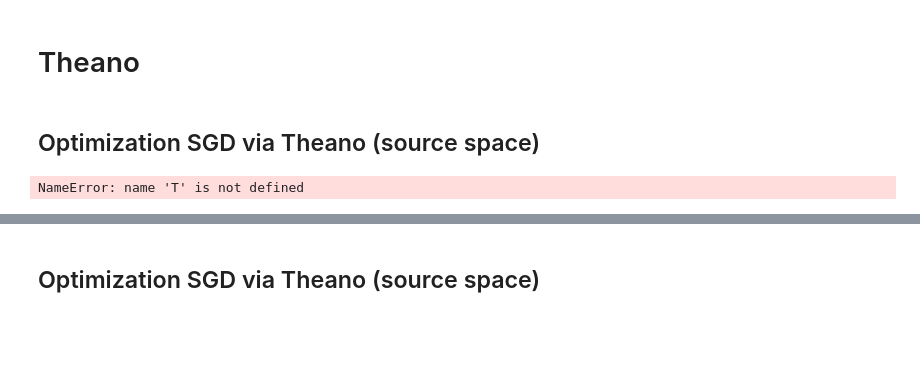
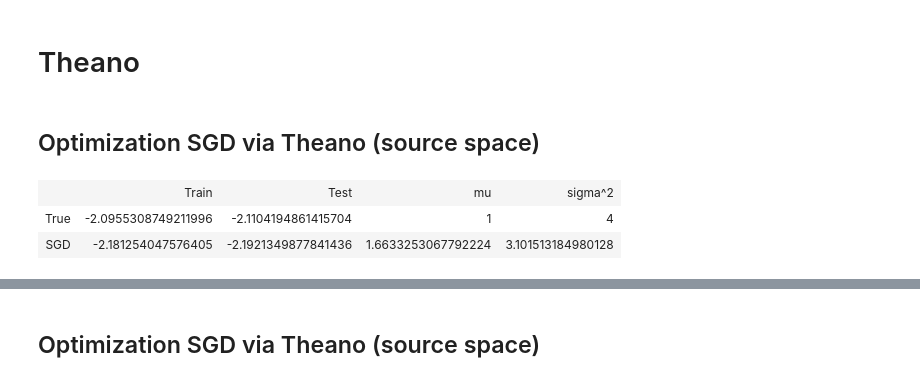
Before and after one commit to christophesaintjean/christophesaintjean.github.io, a Jupyter notebook: Python/Optimization with univariate gaussian.ipynb, the cells around one changed output, grey strips where cells are left out. Saved outputs shown, nothing was run; the diff lists cells and outputs as text; code cells hidden in the pictures; blank space fills up the shorter version.

```diff
--- a/Python/Optimization with univariate gaussian.ipynb
+++ b/Python/Optimization with univariate gaussian.ipynb
@@ -334,9 +332,11 @@ success:
 np.random.seed(seed)
 
 alpha = 0.001
-epochs = 10
+epochs = 1
 
 mu_0, sigma2_0 = np.random.randn(), np.random.random()
+mu_0, sigma2_0 = 2., 3.
+
 theta1, theta2 = mu_0 / sigma2_0, 0.5 / sigma2_0
 
 def grad_nll_1(x, theta1, theta2):
@@ -457,17 +459,13 @@ def train_on_lb(mu_sigma2, update_method, **kwargs):
     sigma2 = theano.shared(sigma2_0, name="sigma2")
     cost_lb =  (x - mu)**2 /(2 * sigma2) + T.log(T.sqrt(2 * sigma2 *np.pi))
     params = [mu, sigma2]
-    updates = update_method(cost_lb, params, **kwargs)
-    aux = False
-    if len(updates) > 1:
-        aux_est, updates = updates
-        aux = True
+    ests, updates = update_method(cost_lb, params, **kwargs)
     train_lb = theano.function(inputs=[x], updates=updates)
     mu_list, sig_list, ave_ll_list_train, ave_ll_list_test = [], [], [], []
     for xt in Xt:
         train_lb(xt)
-        if aux:
-            mu_est, sigma2_est = aux_est[0].get_value(), aux_est[1].get_value()
+        if ests is not None:
+            mu_est, sigma2_est = ests[0].get_value(), ests[1].get_value()
         else:
             mu_est, sigma2_est = mu.get_value(), sigma2.get_value()
         mu_list.append(mu_est)
@@ -506,7 +504,7 @@ def train_on_et(et1_et2, update_method, **kwargs):
     train_et = theano.function(inputs=[x], updates=update_method(cost_et, params, **kwargs))
     mu_list, sig_list, ave_ll_list_train, ave_ll_list_test = [], [], [], []
     for xt in Xt:
-        train_th(xt)
+        train_et(xt)
         mu_est, sigma2_est = et2lb(eta1.get_value(), eta2.get_value())
         mu_list.append(mu_est)
         sig_list.append(sigma2_est)
@@ -521,7 +519,7 @@ train_on_et_cache = mem.cache(train_on_et)
 # %%
 def gradient_updates(cost, params, alpha):
     updates = [(param, param - alpha*T.grad(cost, param)) for param in params]
-    return updates
+    return None, updates
 
 def gradient_updates_momentum(cost, params, alpha, momentum):
     """
@@ -533,7 +531,7 @@ def gradient_updates_momentum(cost, params, alpha, momentum):
         V = theano.shared(param.get_value()*0.)
         updates.append((param, param + V))
         updates.append((V, momentum*V - alpha * T.grad(cost, param)))
-    return updates
+    return None, updates
 
 # on peut rajouter d'autres méthodes ici
 
@@ -549,7 +547,7 @@ def gradient_updates_average(cost, params, alpha, t0):
         updates.append((ave, (t <= t0) * (param - alpha*T.grad(cost, param)) +
                         (t > t0) * ((t-t0)*ave + (param - alpha*T.grad(cost, param)))/(t-t0+1)))
         updates.append((param, param - alpha*T.grad(cost, param)))
-    return updates, ave_est
+    return ave_est, updates
 
 def gradient_updates_adam(cost, params, alpha, beta1, beta2):
     assert beta1 < 1 and beta1 >= 0
@@ -567,14 +565,23 @@ def gradient_updates_adam(cost, params, alpha, beta1, beta2):
         updates.append((alpha_t,
                         alpha*T.sqrt(1 - beta2**t)/(1 - beta1**t)))
         updates.append((param, param - alpha_t*mt/(T.sqrt(vt + 1e-8))))
-    return updates
+    return None, updates
 # %% [markdown]
 ## Optimization SGD via Theano (source space)
-# %%
-this_result = train_on_lb(lb_init[0], gradient_updates, alpha=0.001)
-this_result2 = train_on_lb_cache(lb_init[0], gradient_updates, alpha=0.001)
-this_result3 = train_on_lb_cache(lb_init[0], gradient_updates, alpha=0.001)
-# %% [output]
-NameError: name 'T' is not defined
+# %%
+this_result = train_on_lb((2.,3.), gradient_updates, alpha=0.001)
+#this_result = train_on_lb(lb_init[0], gradient_updates_momentum, alpha=0.001,momentum=0.95)
+#this_result = train_on_lb(lb_init[0], gradient_updates_average, alpha=0.001,t0=500)
+this_result.append("SGD")
+#this_result2 = train_on_th_cache(th_init[0], gradient_updates, alpha=0.001)
+#this_result2.append("SGD theta 2")
+
+#this_result3 = train_on_lb_cache(lb_init[0], gradient_updates, alpha=0.001)
+# %%
+disp_results([this_result])
+# %% [output]
+|  | Train | Test | mu | sigma^2 |
+| True | -2.0955308749211996 | -2.1104194861415704 | 1 | 4 |
+| SGD | -2.181254047576405 | -2.1921349877841436 | 1.6633253067792224 | 3.101513184980128 |
 # %%
 alphas = [0.1, 0.05, 0.01, 0.005, 0.001]
```
Also changed, not shown: parts of 11 cells of this notebook.
